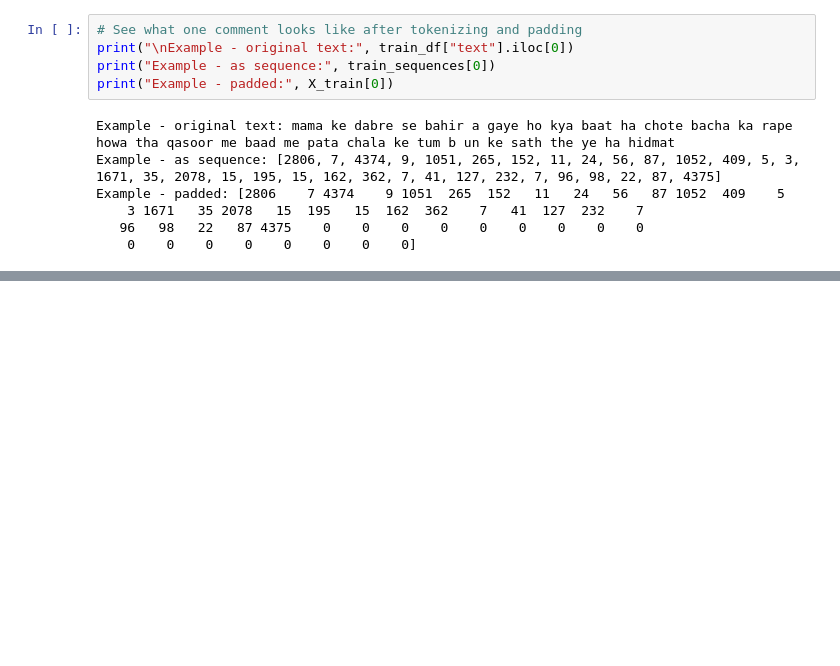
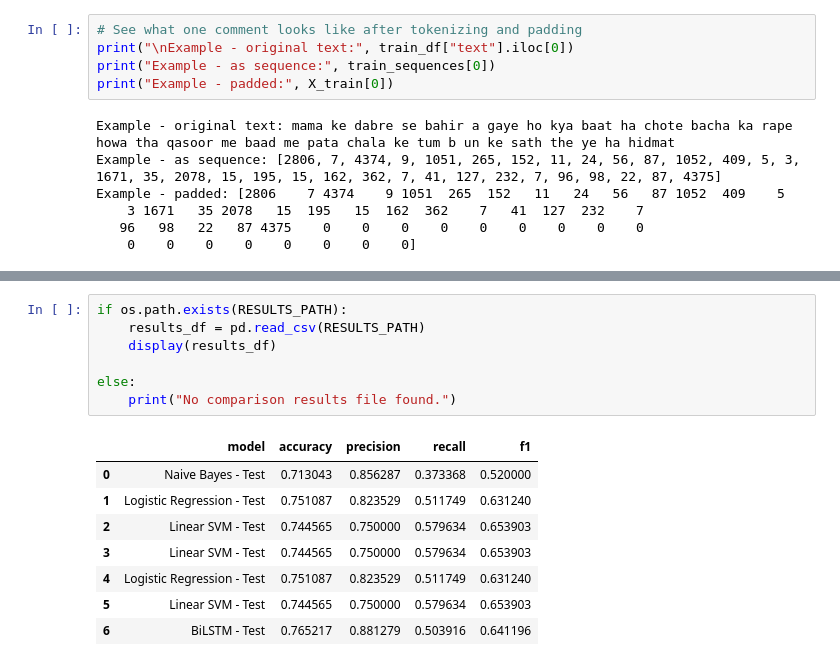
Before and after one commit to vardhman18/HinSafe, a Jupyter notebook: notebooks/06_bilstm_keras.ipynb, the cells around one changed output, grey strips where cells are left out. Saved outputs shown, nothing was run; the diff lists cells and outputs as text; blank space fills up the shorter version.

```diff
--- a/notebooks/06_bilstm_keras.ipynb
+++ b/notebooks/06_bilstm_keras.ipynb
@@ -179,0 +493,16 @@ Example - padded: [2806    7 4374    9 1051  265  152   11   24   56   87 1052
+# %%
+if os.path.exists(RESULTS_PATH):
+    results_df = pd.read_csv(RESULTS_PATH)
+    display(results_df)
+
+else:
+    print("No comparison results file found.")
+# %% [output]
+|  | model | accuracy | precision | recall | f1 |
+| 0 | Naive Bayes - Test | 0.713043 | 0.856287 | 0.373368 | 0.520000 |
+| 1 | Logistic Regression - Test | 0.751087 | 0.823529 | 0.511749 | 0.631240 |
+| 2 | Linear SVM - Test | 0.744565 | 0.750000 | 0.579634 | 0.653903 |
+| 3 | Linear SVM - Test | 0.744565 | 0.750000 | 0.579634 | 0.653903 |
+| 4 | Logistic Regression - Test | 0.751087 | 0.823529 | 0.511749 | 0.631240 |
+| 5 | Linear SVM - Test | 0.744565 | 0.750000 | 0.579634 | 0.653903 |
+| 6 | BiLSTM - Test | 0.765217 | 0.881279 | 0.503916 | 0.641196 |
```
Also changed, not shown: parts of 18 cells of this notebook.
